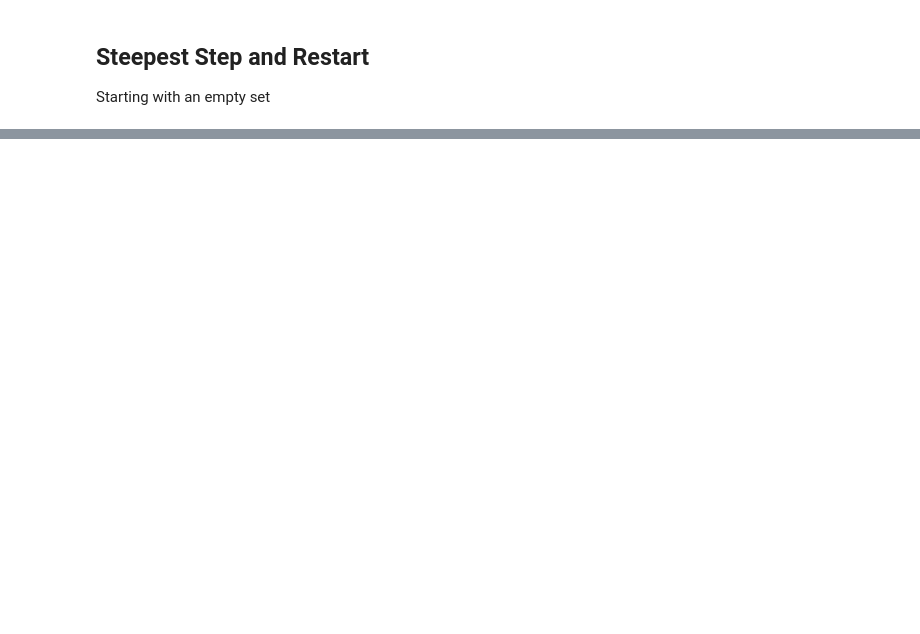
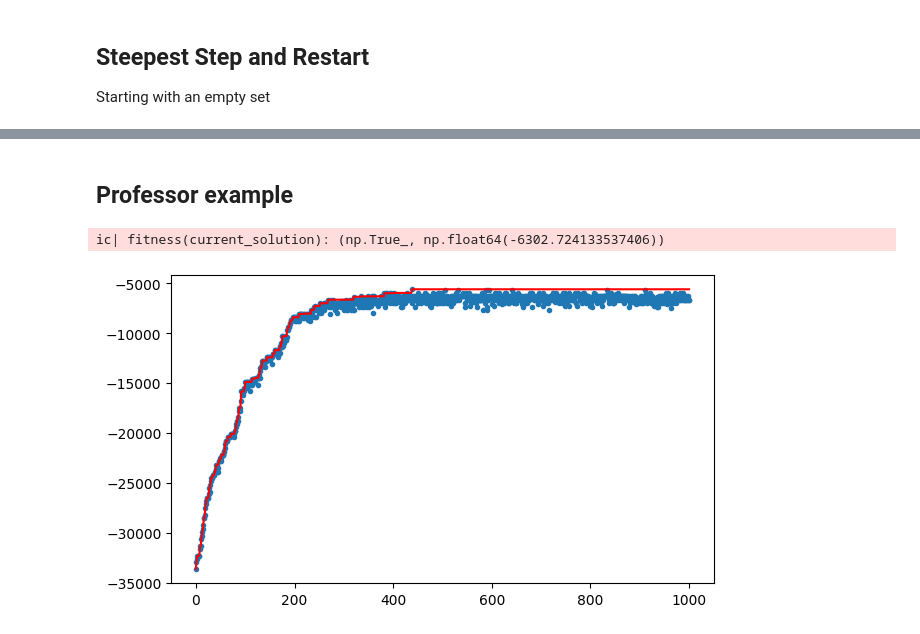
Before and after one commit to TurcoRiccardo/CI2024_lab1, a Jupyter notebook: set-cover.ipynb, the cells around one changed output, grey strips where cells are left out. Cells and saved outputs as stored; diff of their text form; code cells hidden in the pictures; blank space fills up the shorter version.

```diff
--- a/set-cover.ipynb
+++ b/set-cover.ipynb
@@ -239,0 +247,23 @@ ic| valid(current_solution): np.True_
+# %% [markdown]
+## Professor example
+# %%
+#Prof example made in class
+current_solution = rng.random(NUM_SETS) < 1
+solution_fitness = fitness(current_solution)
+history = [float(solution_fitness[1])]
+#mutation = tweak
+mutation = multiple_mutation
+for steps in tqdm(range(1000)):
+    new_solution = mutation(current_solution)
+    f = fitness(new_solution)
+    history.append(float(f[1]))
+    if f > solution_fitness:
+        current_solution = new_solution
+        solution_fitness = fitness(current_solution)
+ic(fitness(current_solution))
+plt.figure(figsize=(7, 4))
+plt.plot(range(len(history)), list(accumulate(history, max)), color="red")
+_ = plt.scatter(range(len(history)), history, marker=".")
+# %% [output]
+ic| fitness(current_solution): (np.True_, np.float64(-6302.724133537406))
+[figure, added]
```
Also changed, not shown: parts of 14 cells of this notebook, 1 other file.
